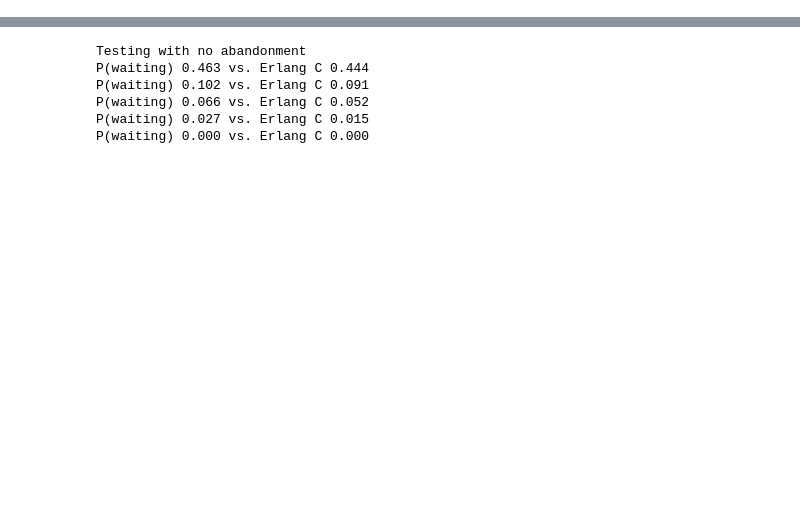
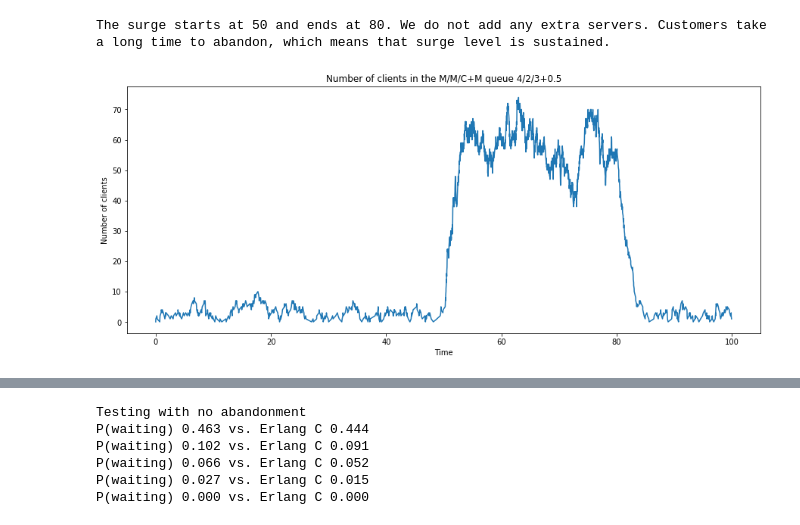
Before and after one commit to guanzgrace/cbs-patient-surge-models, a Jupyter notebook: IEMS435_Example2.ipynb, the cells around one changed output, grey strips where cells are left out. Cells and saved outputs as stored; diff of their text form; code cells hidden in the pictures; blank space fills up the shorter version.

```diff
--- a/IEMS435_Example2.ipynb
+++ b/IEMS435_Example2.ipynb
@@ -35,17 +35,6 @@ def printarray(a):
 
 def customer(service_time=inf(), arrival_time=-1, patience_time=inf()):
     return Customer(service_time=service_time, arrival_time=arrival_time, patience_time=patience_time)
-# %%
-def service_rate_function(mu):
-    return exp(mu)
-
-def arrival_rate_function(lambd, modified_lambd, t_current, t_start, t_end):
-    if t_current < t_start or t_current > t_end:
-        return exp(lambd)
-    return exp(modified_lambd)
-
-def patience_rate_function(gamma):
-    return exp(gamma)
 # %%
 # Example 2: M/M/c+M not PS (normal) queue (not necessarily) starting as empty
 
@@ -145,3 +135,45 @@ def Exercise2(lambd=4, mu=2, gamma = 6, c = 3, N0=5, Tmax=10):
     T = T[:-1]
     N = N[:-1]
     return T, N, waiting_times, (p_wait_num)/(p_wait_denom)
+# %%
+# PARAMETERS FOR EXAMPLE 2
+# lambda = arrival rate, exponentially distributed
+# mu = service rate, exponentially distributed
+# gamma = patience rate, exponentially distributed
+# c = number of servers
+
+lambd = 4
+mu = 2
+gamma = 0.5
+c = 3
+N0 = 0
+Tmax = 100
+
+def arrival_rate_func(t_current):
+    if t_current < 0.5 * Tmax or t_current > 0.8 * Tmax:
+        return exp(lambd)
+    return exp(8*lambd)
+
+def service_rate_func():
+    return exp(mu)
+
+def patience_rate_func():
+    return exp(gamma)
+
+def number_of_servers_func(t_current):
+    if t_current < 0.65 * Tmax or t_current > 0.85 * Tmax:
+        return c
+    return c
+
+T, N, W, p_wait = Exercise2(arrival_rate_func, service_rate_func, patience_rate_func,
+                            number_of_servers_func, N0, Tmax)
+figure(figsize=(15,6))
+plot(T, N)
+xlabel('Time')
+ylabel('Number of clients')
+title('Number of clients in the M/M/C+M queue %d/%d/%d+%.1f' % (lambd, mu, c, gamma))
+print("The surge starts at 50 and ends at 80. We do not add any extra servers. " +
+      "Customers take a long time to abandon, which means that surge level is sustained.")
+# %% [output]
+The surge starts at 50 and ends at 80. We do not add any extra servers. Customers take a long time to abandon, which means that surge level is sustained.
+[figure, added]
```
Also changed, not shown: parts of 14 cells of this notebook.
